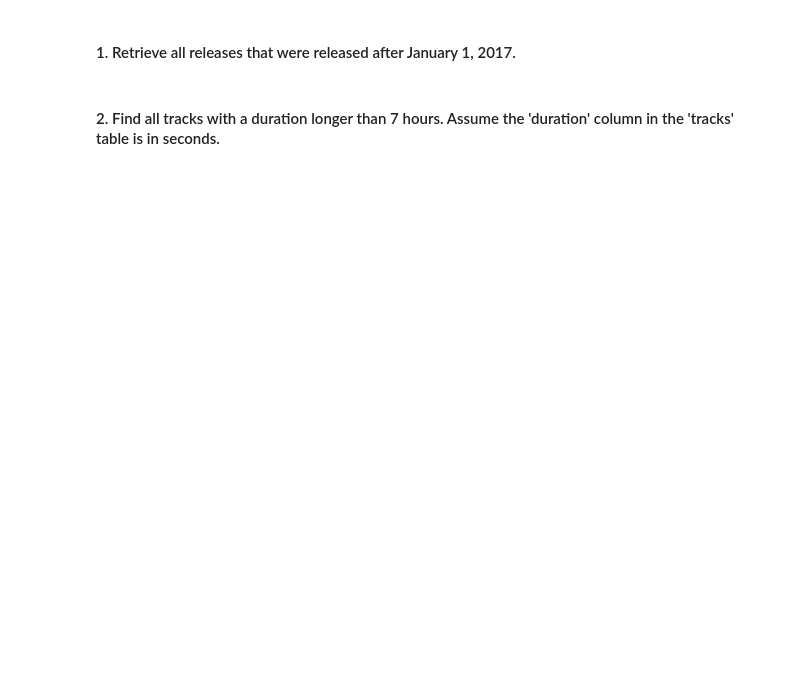
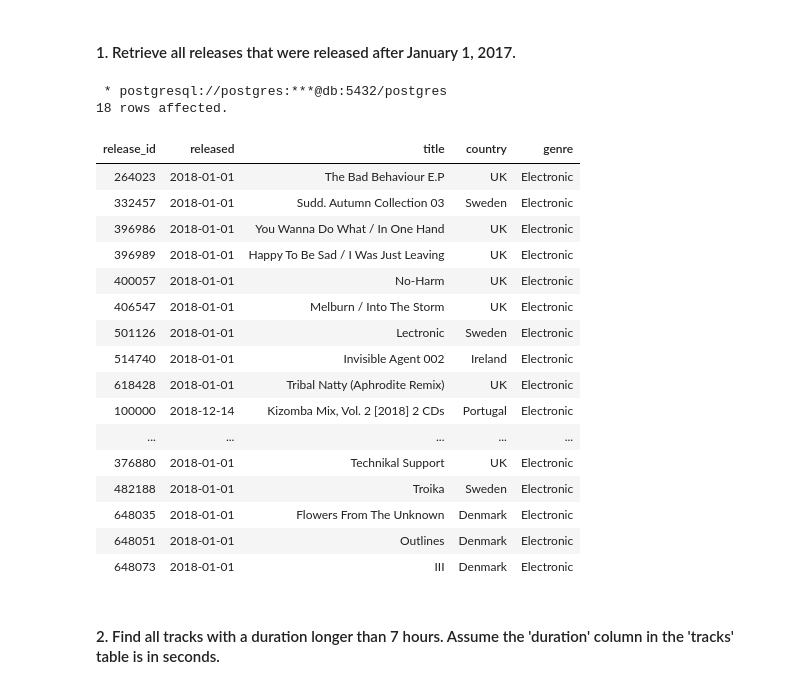
Before and after one commit to RumbleDB/bigdata-exercises, a Jupyter notebook: Big_Data/exercise01/Exercise01.ipynb, the cells around one changed output. Drawn from its saved outputs; the diff is of its cells as text; code cells hidden in the pictures; blank space fills up the shorter version.

```diff
--- a/Big_Data/exercise01/Exercise01.ipynb
+++ b/Big_Data/exercise01/Exercise01.ipynb
@@ -116,5 +186,31 @@ The following is a visual representation of the database schema for quick refere
 <img src="https://polybox.ethz.ch/index.php/s/8CqNffQrR0EDbuC/download" width=800/>
 # %% [markdown]
 #### 1. Retrieve all releases that were released after January 1, 2017.
+# %%
+%%sql
+SELECT *
+FROM releases
+WHERE releases.released > '2017-1-1'
+;
+# %% [output]
+ * postgresql://postgres:***@db:5432/postgres
+18 rows affected.
+| release_id | released | title | country | genre |
+| 264023 | 2018-01-01 | The Bad Behaviour E.P | UK | Electronic |
+| 332457 | 2018-01-01 | Sudd. Autumn Collection 03 | Sweden | Electronic |
+| 396986 | 2018-01-01 | You Wanna Do What / In One Hand | UK | Electronic |
+| 396989 | 2018-01-01 | Happy To Be Sad / I Was Just Leaving | UK | Electronic |
+| 400057 | 2018-01-01 | No-Harm | UK | Electronic |
+| 406547 | 2018-01-01 | Melburn / Into The Storm | UK | Electronic |
+| 501126 | 2018-01-01 | Lectronic | Sweden | Electronic |
+| 514740 | 2018-01-01 | Invisible Agent 002 | Ireland | Electronic |
+| 618428 | 2018-01-01 | Tribal Natty (Aphrodite Remix) | UK | Electronic |
+| 100000 | 2018-12-14 | Kizomba Mix, Vol. 2 [2018] 2 CDs | Portugal | Electronic |
+| ... | ... | ... | ... | ... |
+| 376880 | 2018-01-01 | Technikal Support | UK | Electronic |
+| 482188 | 2018-01-01 | Troika | Sweden | Electronic |
+| 648035 | 2018-01-01 | Flowers From The Unknown | Denmark | Electronic |
+| 648051 | 2018-01-01 | Outlines | Denmark | Electronic |
+| 648073 | 2018-01-01 | III | Denmark | Electronic |
 # %% [markdown]
 #### 2. Find all tracks with a duration longer than 7 hours. Assume the 'duration' column in the 'tracks' table is in seconds.
```
Also changed, not shown: parts of 27 cells of this notebook, 4 other files.
